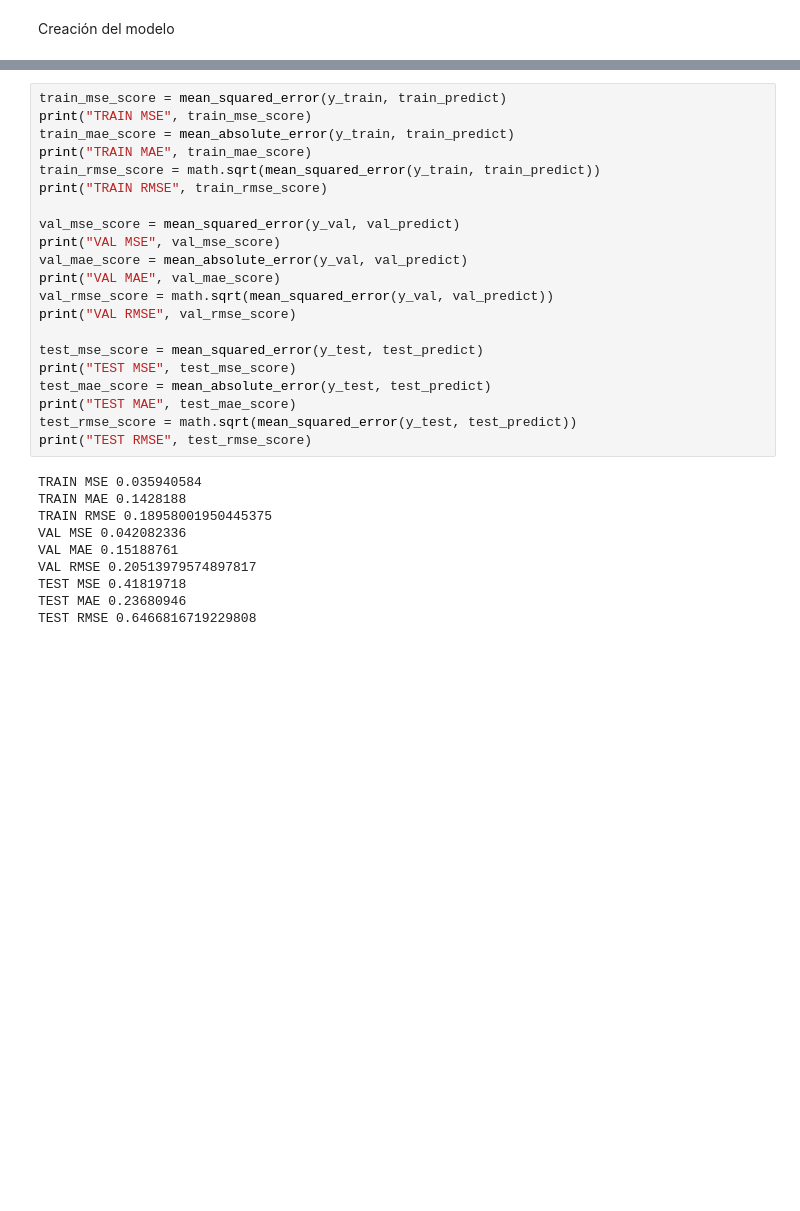
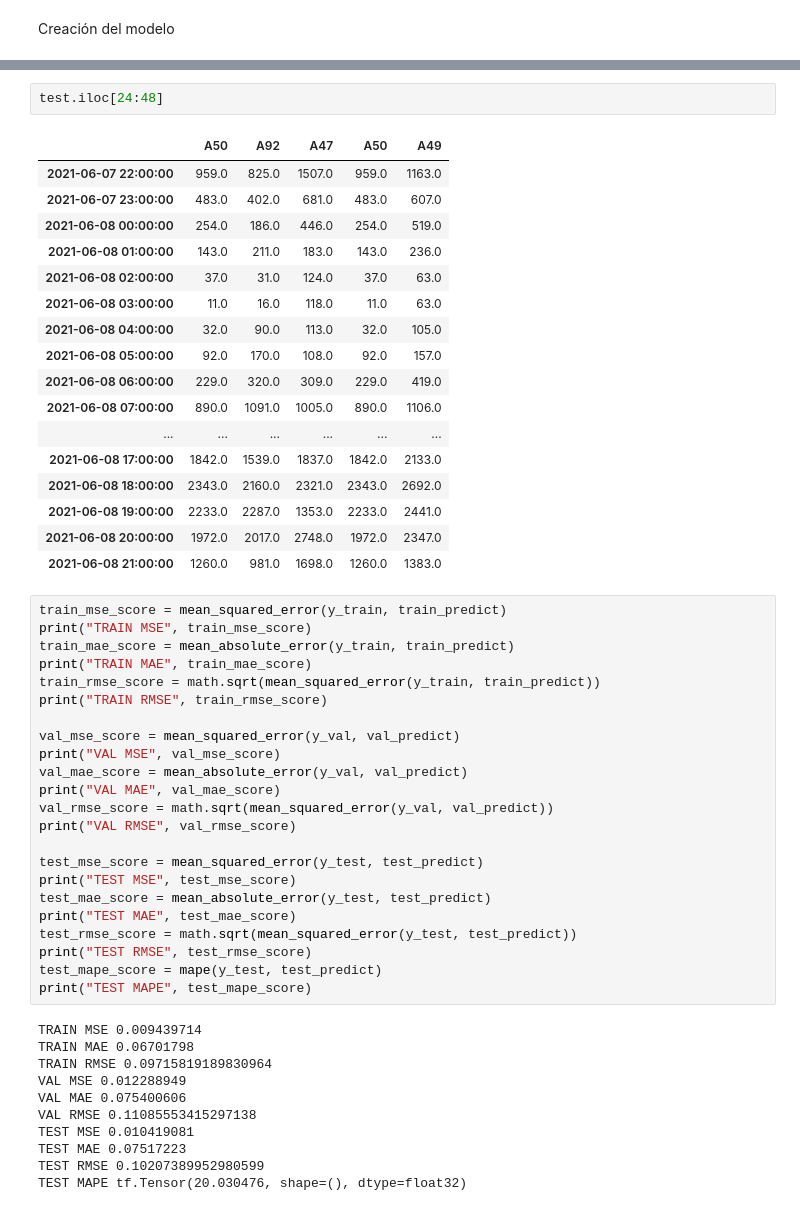
Before and after one commit to CristianViSa/TFM, a Jupyter notebook: lstm_mejorada.ipynb, the cells around one changed output, grey strips where cells are left out. Drawn from its saved outputs; the diff is of its cells as text; blank space fills up the shorter version.

```diff
--- a/lstm_mejorada.ipynb
+++ b/lstm_mejorada.ipynb
@@ -384,3 +531,23 @@ print('AVG test Score: %.4f MSE' % (total_test_mse / features))
+# %%
+test.iloc[24:48]
+# %% [output]
+|  | A50 | A92 | A47 | A50 | A49 |
+| 2021-06-07 22:00:00 | 959.0 | 825.0 | 1507.0 | 959.0 | 1163.0 |
+| 2021-06-07 23:00:00 | 483.0 | 402.0 | 681.0 | 483.0 | 607.0 |
+| 2021-06-08 00:00:00 | 254.0 | 186.0 | 446.0 | 254.0 | 519.0 |
+| 2021-06-08 01:00:00 | 143.0 | 211.0 | 183.0 | 143.0 | 236.0 |
+| 2021-06-08 02:00:00 | 37.0 | 31.0 | 124.0 | 37.0 | 63.0 |
+| 2021-06-08 03:00:00 | 11.0 | 16.0 | 118.0 | 11.0 | 63.0 |
+| 2021-06-08 04:00:00 | 32.0 | 90.0 | 113.0 | 32.0 | 105.0 |
+| 2021-06-08 05:00:00 | 92.0 | 170.0 | 108.0 | 92.0 | 157.0 |
+| 2021-06-08 06:00:00 | 229.0 | 320.0 | 309.0 | 229.0 | 419.0 |
+| 2021-06-08 07:00:00 | 890.0 | 1091.0 | 1005.0 | 890.0 | 1106.0 |
+| ... | ... | ... | ... | ... | ... |
+| 2021-06-08 17:00:00 | 1842.0 | 1539.0 | 1837.0 | 1842.0 | 2133.0 |
+| 2021-06-08 18:00:00 | 2343.0 | 2160.0 | 2321.0 | 2343.0 | 2692.0 |
+| 2021-06-08 19:00:00 | 2233.0 | 2287.0 | 1353.0 | 2233.0 | 2441.0 |
+| 2021-06-08 20:00:00 | 1972.0 | 2017.0 | 2748.0 | 1972.0 | 2347.0 |
+| 2021-06-08 21:00:00 | 1260.0 | 981.0 | 1698.0 | 1260.0 | 1383.0 |
 # %%
 train_mse_score = mean_squared_error(y_train, train_predict)
 print("TRAIN MSE", train_mse_score)
@@ -402,13 +569,16 @@ test_mae_score = mean_absolute_error(y_test, test_predict)
 print("TEST MAE", test_mae_score)
 test_rmse_score = math.sqrt(mean_squared_error(y_test, test_predict))
 print("TEST RMSE", test_rmse_score)
+test_mape_score = mape(y_test, test_predict)
+print("TEST MAPE", test_mape_score)
 # %% [output]
-TRAIN MSE 0.035940584
-TRAIN MAE 0.1428188
-TRAIN RMSE 0.18958001950445375
-VAL MSE 0.042082336
-VAL MAE 0.15188761
-VAL RMSE 0.20513979574897817
-TEST MSE 0.41819718
-TEST MAE 0.23680946
-TEST RMSE 0.6466816719229808
+TRAIN MSE 0.009439714
+TRAIN MAE 0.06701798
+TRAIN RMSE 0.09715819189830964
+VAL MSE 0.012288949
+VAL MAE 0.075400606
+VAL RMSE 0.11085553415297138
+TEST MSE 0.010419081
+TEST MAE 0.07517223
+TEST RMSE 0.10207389952980599
+TEST MAPE tf.Tensor(20.030476, shape=(), dtype=float32)
```
Also changed, not shown: parts of 22 cells of this notebook.
